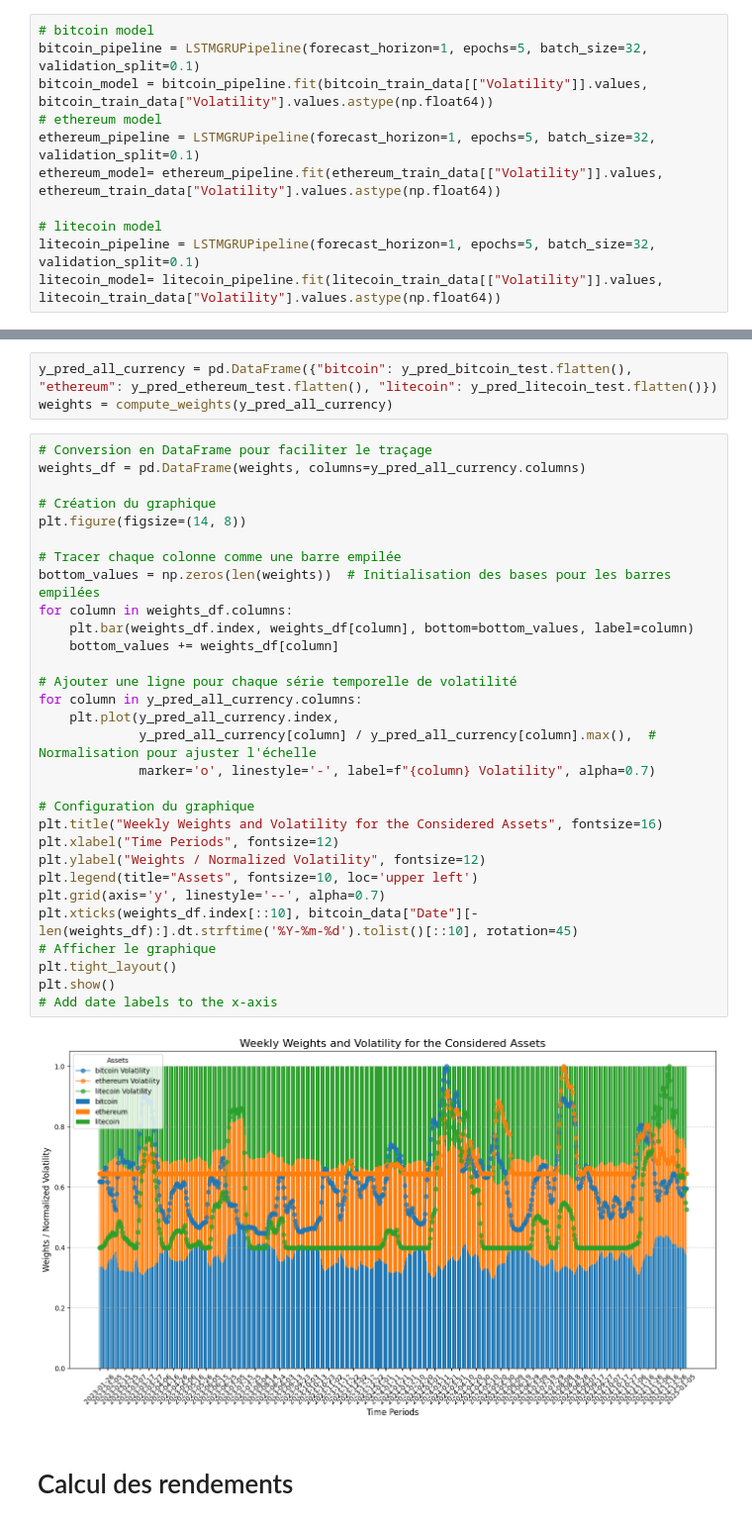
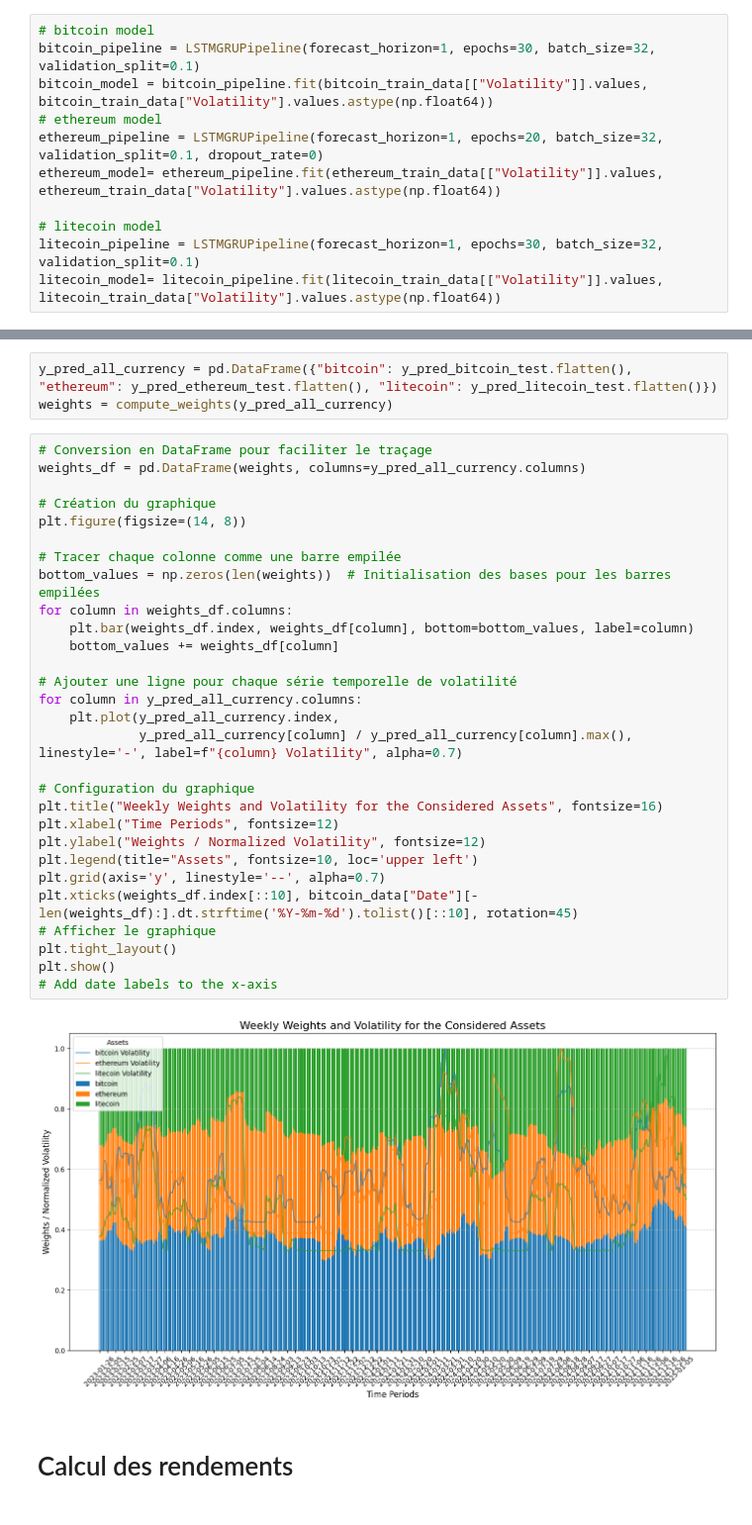
Before and after one commit to emmaebrl/crypto-volatility-lab, a Jupyter notebook: sandbox/all_currencies.ipynb, the cells around one changed output, grey strips where cells are left out. Shown at 99% size. Saved outputs shown, nothing was run; the diff lists cells and outputs as text.

```diff
--- a/sandbox/all_currencies.ipynb
+++ b/sandbox/all_currencies.ipynb
@@ -99,13 +99,13 @@ plt.show()
 # Prédiction de la volatilité
 # %%
 # bitcoin model
-bitcoin_pipeline = LSTMGRUPipeline(forecast_horizon=1, epochs=5, batch_size=32, validation_split=0.1)
+bitcoin_pipeline = LSTMGRUPipeline(forecast_horizon=1, epochs=30, batch_size=32, validation_split=0.1)
 bitcoin_model = bitcoin_pipeline.fit(bitcoin_train_data[["Volatility"]].values, bitcoin_train_data["Volatility"].values.astype(np.float64))
 # ethereum model
-ethereum_pipeline = LSTMGRUPipeline(forecast_horizon=1, epochs=5, batch_size=32, validation_split=0.1)
+ethereum_pipeline = LSTMGRUPipeline(forecast_horizon=1, epochs=20, batch_size=32, validation_split=0.1, dropout_rate=0)
 ethereum_model= ethereum_pipeline.fit(ethereum_train_data[["Volatility"]].values, ethereum_train_data["Volatility"].values.astype(np.float64))
 
 # litecoin model
-litecoin_pipeline = LSTMGRUPipeline(forecast_horizon=1, epochs=5, batch_size=32, validation_split=0.1)
+litecoin_pipeline = LSTMGRUPipeline(forecast_horizon=1, epochs=30, batch_size=32, validation_split=0.1)
 litecoin_model= litecoin_pipeline.fit(litecoin_train_data[["Volatility"]].values, litecoin_train_data["Volatility"].values.astype(np.float64))
 # %% [output]
@@ -241,35 +241,34 @@ weights = compute_weights(y_pred_all_currency)
 # %%
 # Conversion en DataFrame pour faciliter le traçage
 weights_df = pd.DataFrame(weights, columns=y_pred_all_currency.columns)
 
 # Création du graphique
 plt.figure(figsize=(14, 8))
 
 # Tracer chaque colonne comme une barre empilée
 bottom_values = np.zeros(len(weights))  # Initialisation des bases pour les barres empilées
 for column in weights_df.columns:
     plt.bar(weights_df.index, weights_df[column], bottom=bottom_values, label=column)
     bottom_values += weights_df[column]
 
 # Ajouter une ligne pour chaque série temporelle de volatilité
 for column in y_pred_all_currency.columns:
     plt.plot(y_pred_all_currency.index,
-             y_pred_all_currency[column] / y_pred_all_currency[column].max(),  # Normalisation pour ajuster l'échelle
-             marker='o', linestyle='-', label=f"{column} Volatility", alpha=0.7)
+             y_pred_all_currency[column] / y_pred_all_currency[column].max(), linestyle='-', label=f"{column} Volatility", alpha=0.7)
 
 # Configuration du graphique
 plt.title("Weekly Weights and Volatility for the Considered Assets", fontsize=16)
 plt.xlabel("Time Periods", fontsize=12)
 plt.ylabel("Weights / Normalized Volatility", fontsize=12)
 plt.legend(title="Assets", fontsize=10, loc='upper left')
 plt.grid(axis='y', linestyle='--', alpha=0.7)
 plt.xticks(weights_df.index[::10], bitcoin_data["Date"][-len(weights_df):].dt.strftime('%Y-%m-%d').tolist()[::10], rotation=45)
 # Afficher le graphique
 plt.tight_layout()
 plt.show()
 # Add date labels to the x-axis
 # %% [output]
-[figure, old version]
+[figure, new version]
 # %% [markdown]
 # Calcul des rendements
 # %%
```
Also changed, not shown: parts of 7 cells of this notebook, 1 other file.
